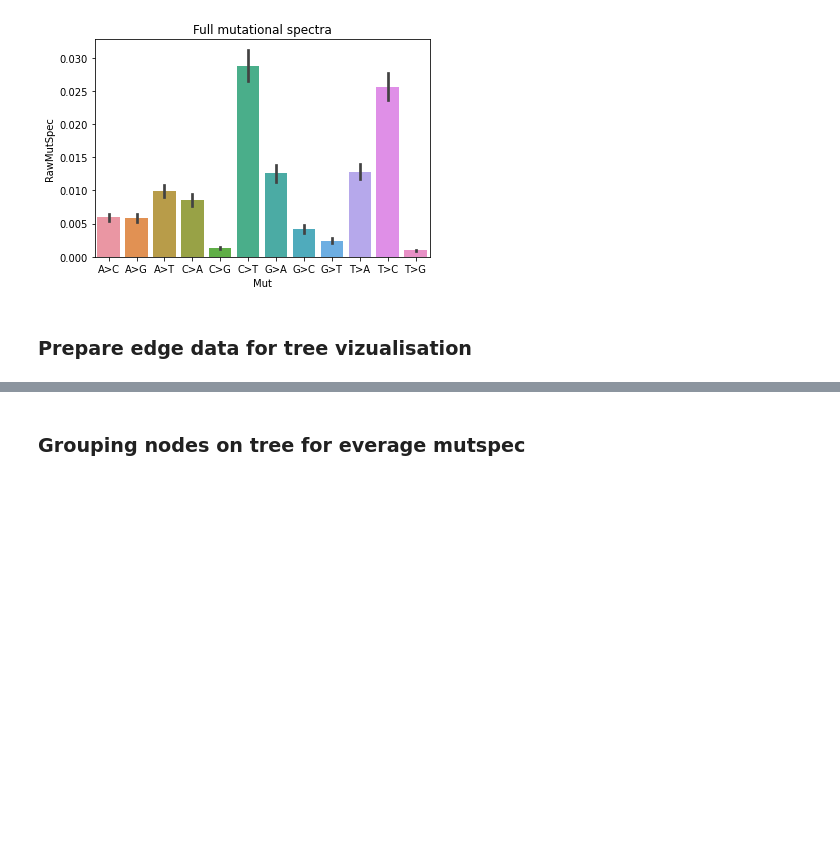
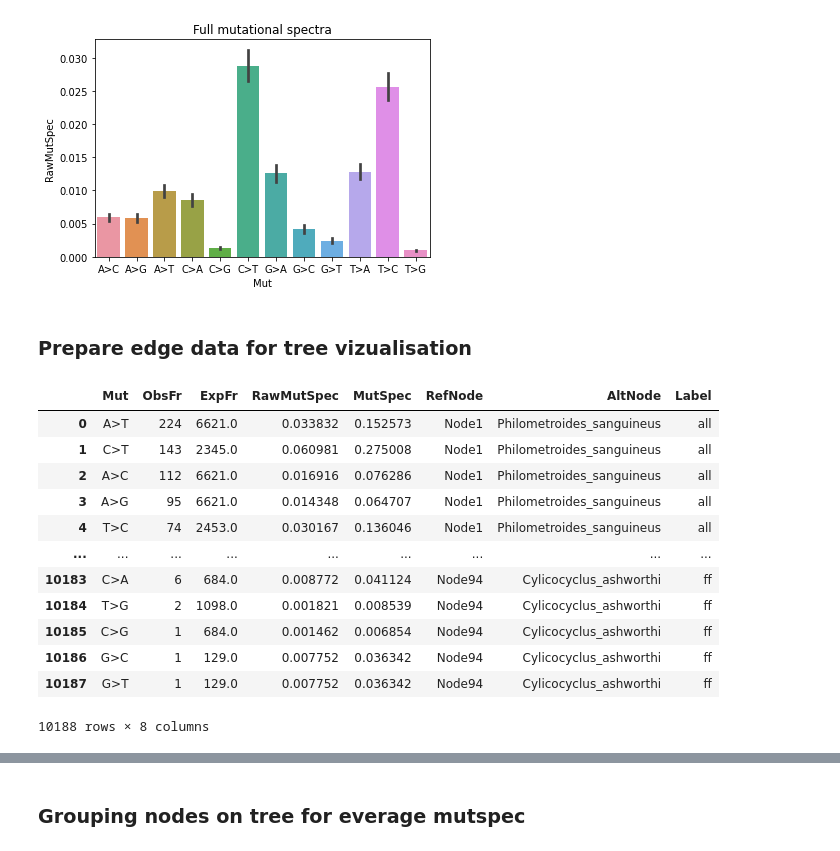
Before and after one commit to mitoclub/PyMutSpec, a Jupyter notebook: notebooks/mut_extraction_nematoda.ipynb, the cells around one changed output, grey strips where cells are left out. Saved outputs shown, nothing was run; the diff lists cells and outputs as text; code cells hidden in the pictures; blank space fills up the shorter version.

```diff
--- a/notebooks/mut_extraction_nematoda.ipynb
+++ b/notebooks/mut_extraction_nematoda.ipynb
@@ -273,3 +265,19 @@ plt.show()
 [figure]
 # %% [markdown]
 ### Prepare edge data for tree vizualisation
+# %%
+edge_mutspec12
+# %% [output]
+|  | Mut | ObsFr | ExpFr | RawMutSpec | MutSpec | RefNode | AltNode | Label |
+| 0 | A>T | 224 | 6621.0 | 0.033832 | 0.152573 | Node1 | Philometroides_sanguineus | all |
+| 1 | C>T | 143 | 2345.0 | 0.060981 | 0.275008 | Node1 | Philometroides_sanguineus | all |
+| 2 | A>C | 112 | 6621.0 | 0.016916 | 0.076286 | Node1 | Philometroides_sanguineus | all |
+| 3 | A>G | 95 | 6621.0 | 0.014348 | 0.064707 | Node1 | Philometroides_sanguineus | all |
+| 4 | T>C | 74 | 2453.0 | 0.030167 | 0.136046 | Node1 | Philometroides_sanguineus | all |
+| ... | ... | ... | ... | ... | ... | ... | ... | ... |
+| 10183 | C>A | 6 | 684.0 | 0.008772 | 0.041124 | Node94 | Cylicocyclus_ashworthi | ff |
+| 10184 | T>G | 2 | 1098.0 | 0.001821 | 0.008539 | Node94 | Cylicocyclus_ashworthi | ff |
+| 10185 | C>G | 1 | 684.0 | 0.001462 | 0.006854 | Node94 | Cylicocyclus_ashworthi | ff |
+| 10186 | G>C | 1 | 129.0 | 0.007752 | 0.036342 | Node94 | Cylicocyclus_ashworthi | ff |
+| 10187 | G>T | 1 | 129.0 | 0.007752 | 0.036342 | Node94 | Cylicocyclus_ashworthi | ff |
+10188 rows × 8 columns
```
Also changed, not shown: parts of 14 cells of this notebook, 25 other files.
